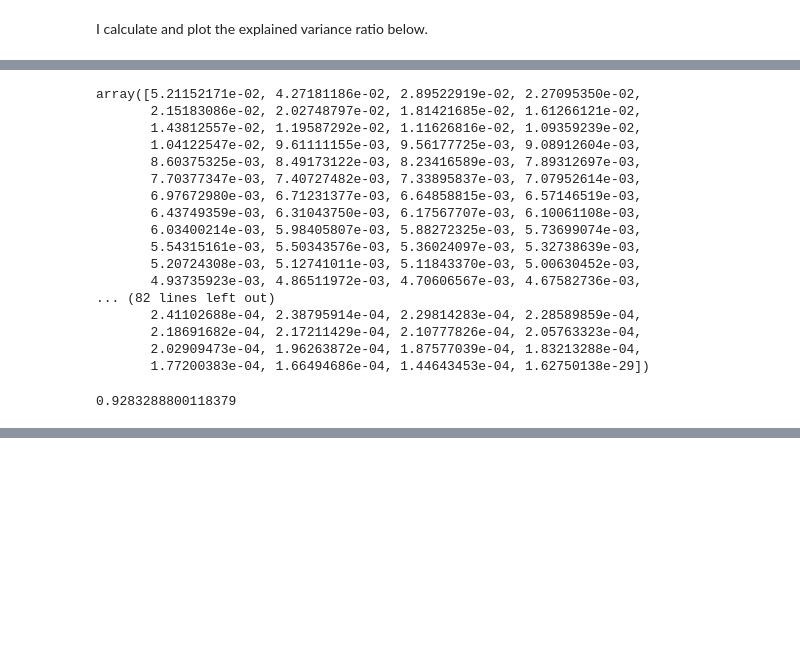
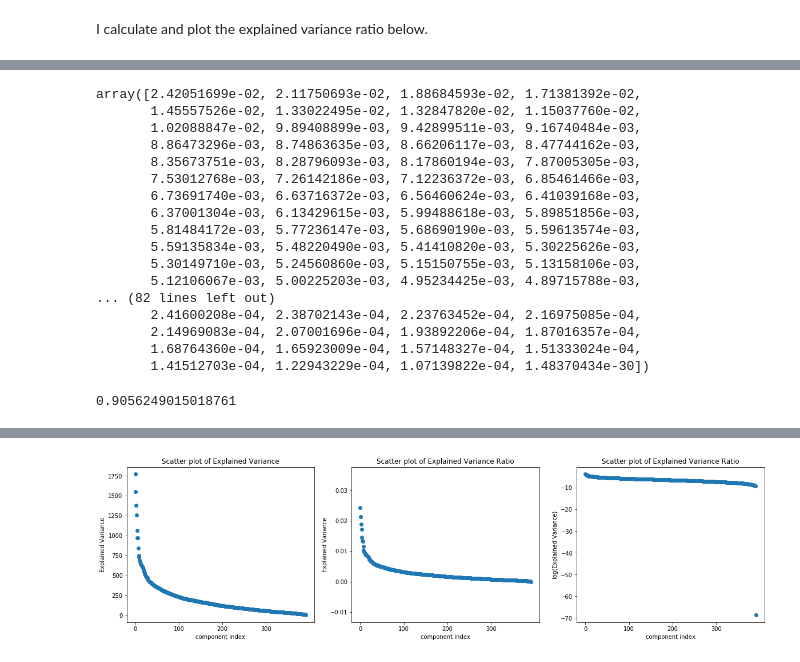
Before and after one commit to aarcher07/Predictive-Modeling-with-scikit-learn, a Jupyter notebook: 07_Unsupervised_Learning_PCA.ipynb, the cells around one changed output, grey strips where cells are left out. Cells and saved outputs as stored; diff of their text form; code cells hidden in the pictures; blank space fills up the shorter version.

```diff
--- a/07_Unsupervised_Learning_PCA.ipynb
+++ b/07_Unsupervised_Learning_PCA.ipynb
@@ -337,7 +340,7 @@ Play around with the number of components and determine if it is possible to fin
 
 from sklearn.decomposition import PCA
 pca = PCA(whiten=True)
-_ = pca.fit_transform(DNA_slices_all_df)
+_ = pca.fit_transform(standardized_DNA_data_df)
 # %%
 explained_variance = pca.explained_variance_
 explained_variance
@@ -363,36 +366,36 @@ array([6.25246316e+01, 5.12505708e+01, 3.47351789e+01, 2.72455031e+01,
 explained_variance_ratio = pca.explained_variance_ratio_
 explained_variance_ratio
 # %% [output]
-array([5.21152171e-02, 4.27181186e-02, 2.89522919e-02, 2.27095350e-02,
-       2.15183086e-02, 2.02748797e-02, 1.81421685e-02, 1.61266121e-02,
-       1.43812557e-02, 1.19587292e-02, 1.11626816e-02, 1.09359239e-02,
-       1.04122547e-02, 9.61111155e-03, 9.56177725e-03, 9.08912604e-03,
-       8.60375325e-03, 8.49173122e-03, 8.23416589e-03, 7.89312697e-03,
-       7.70377347e-03, 7.40727482e-03, 7.33895837e-03, 7.07952614e-03,
-       6.97672980e-03, 6.71231377e-03, 6.64858815e-03, 6.57146519e-03,
-       6.43749359e-03, 6.31043750e-03, 6.17567707e-03, 6.10061108e-03,
-       6.03400214e-03, 5.98405807e-03, 5.88272325e-03, 5.73699074e-03,
-       5.54315161e-03, 5.50343576e-03, 5.36024097e-03, 5.32738639e-03,
-       5.20724308e-03, 5.12741011e-03, 5.11843370e-03, 5.00630452e-03,
-       4.93735923e-03, 4.86511972e-03, 4.70606567e-03, 4.67582736e-03,
+array([2.42051699e-02, 2.11750693e-02, 1.88684593e-02, 1.71381392e-02,
+       1.45557526e-02, 1.33022495e-02, 1.32847820e-02, 1.15037760e-02,
+       1.02088847e-02, 9.89408899e-03, 9.42899511e-03, 9.16740484e-03,
+       8.86473296e-03, 8.74863635e-03, 8.66206117e-03, 8.47744162e-03,
+       8.35673751e-03, 8.28796093e-03, 8.17860194e-03, 7.87005305e-03,
+       7.53012768e-03, 7.26142186e-03, 7.12236372e-03, 6.85461466e-03,
+       6.73691740e-03, 6.63716372e-03, 6.56460624e-03, 6.41039168e-03,
+       6.37001304e-03, 6.13429615e-03, 5.99488618e-03, 5.89851856e-03,
+       5.81484172e-03, 5.77236147e-03, 5.68690190e-03, 5.59613574e-03,
+       5.59135834e-03, 5.48220490e-03, 5.41410820e-03, 5.30225626e-03,
+       5.30149710e-03, 5.24560860e-03, 5.15150755e-03, 5.13158106e-03,
+       5.12106067e-03, 5.00225203e-03, 4.95234425e-03, 4.89715788e-03,
 ... (82 lines left out)
-       2.41102688e-04, 2.38795914e-04, 2.29814283e-04, 2.28589859e-04,
-       2.18691682e-04, 2.17211429e-04, 2.10777826e-04, 2.05763323e-04,
-       2.02909473e-04, 1.96263872e-04, 1.87577039e-04, 1.83213288e-04,
-       1.77200383e-04, 1.66494686e-04, 1.44643453e-04, 1.62750138e-29])
+       2.41600208e-04, 2.38702143e-04, 2.23763452e-04, 2.16975085e-04,
+       2.14969083e-04, 2.07001696e-04, 1.93892206e-04, 1.87016357e-04,
+       1.68764360e-04, 1.65923009e-04, 1.57148327e-04, 1.51333024e-04,
+       1.41512703e-04, 1.22943229e-04, 1.07139822e-04, 1.48370434e-30])
 # %%
-# 250 columns rather than 73016 columns contain 93% of the variance
-sum(explained_variance_ratio[:250])
+# first 245 columns contain 90% of the variance. Alot less than 245
+sum(explained_variance_ratio[:245])
 # %% [output]
-0.9283288800118379
+0.9056249015018761
 # %%
 n = len(explained_variance_ratio)
 
 x = range(0,n)
 
-fig, ax = plt.subplots(1,2)
+fig, ax = plt.subplots(1,3)
 
-fig.set_size_inches(8, 3)
+fig.set_size_inches(20, 5)
 
 ax[0].scatter(x,explained_variance)
 
@@ -401,14 +404,18 @@ ax[0].set_ylabel('Explained Variance')
 ax[0].set_title('Scatter plot of Explained Variance')
 ax[0].set_xticks(range(0, n, 100))
 
-
 ax[1].scatter(x,explained_variance_ratio)
-ax[1].set_ylim([-0.005,max(explained_variance_ratio)+0.05])
-
 ax[1].set_xlabel('component index')
 ax[1].set_ylabel('Explained Variance')
 ax[1].set_title('Scatter plot of Explained Variance Ratio')
 ax[1].set_xticks(range(0, n, 100))
 
+import numpy as np
+ax[2].scatter(x,np.log(explained_variance_ratio))
+ax[2].set_xlabel('component index')
+ax[2].set_ylabel('log(Explained Variance)')
+ax[2].set_title('Scatter plot of Explained Variance Ratio')
+ax[2].set_xticks(range(0, n, 100))
+
 plt.show()
 # %% [output]
@@ -416,0 +422 @@ plt.show()
+[figure, added]
```
Also changed, not shown: parts of 21 cells of this notebook, 35 other files.
